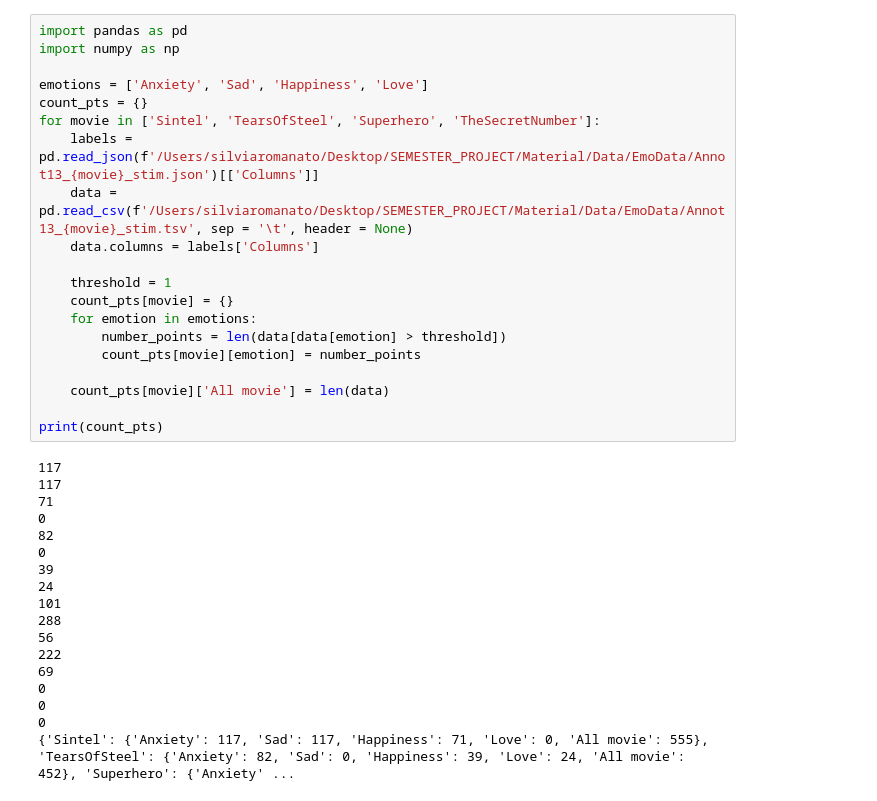
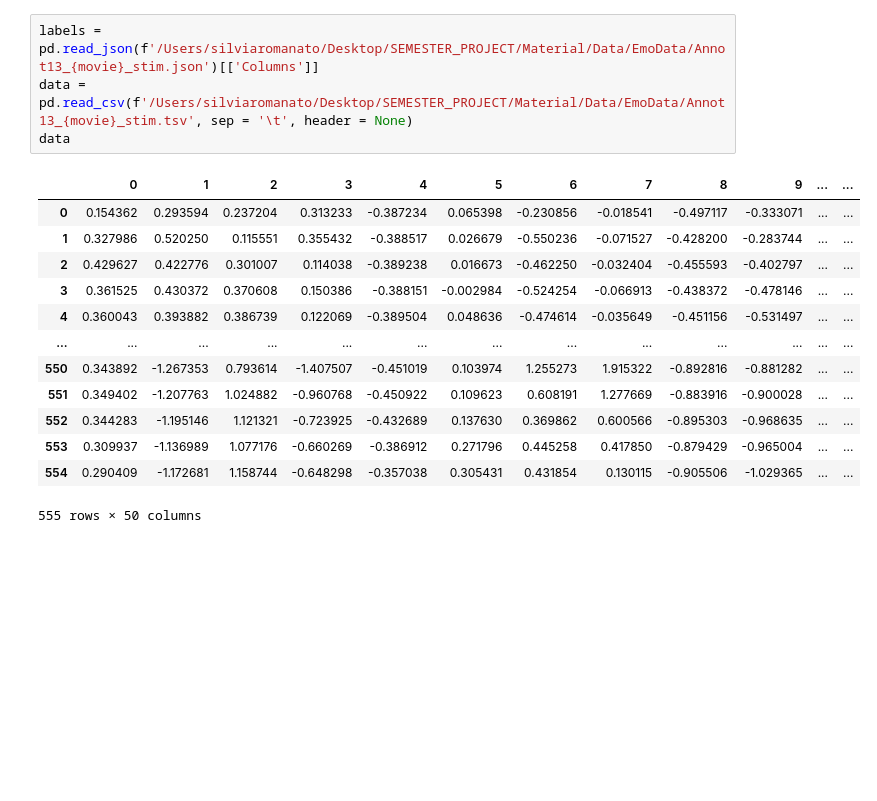
Before and after one commit to silviiaromanato/HigherOrder, a Jupyter notebook: Code/PLS_Silvia/PLS_peaks.ipynb, the cells around one changed output. Drawn from its saved outputs; the diff is of its cells as text; blank space fills up the shorter version.

```diff
--- a/Code/PLS_Silvia/PLS_peaks.ipynb
+++ b/Code/PLS_Silvia/PLS_peaks.ipynb
@@ -1,38 +155,18 @@
 # %%
-import pandas as pd
-import numpy as np
-
-emotions = ['Anxiety', 'Sad', 'Happiness', 'Love']
-count_pts = {}
-for movie in ['Sintel', 'TearsOfSteel', 'Superhero', 'TheSecretNumber']:
-    labels = pd.read_json(f'/Users/silviaromanato/Desktop/SEMESTER_PROJECT/Material/Data/EmoData/Annot13_{movie}_stim.json')[['Columns']]
-    data = pd.read_csv(f'/Users/silviaromanato/Desktop/SEMESTER_PROJECT/Material/Data/EmoData/Annot13_{movie}_stim.tsv', sep = '\t', header = None)
-    data.columns = labels['Columns']
-
-    threshold = 1
-    count_pts[movie] = {}
-    for emotion in emotions:
-        number_points = len(data[data[emotion] > threshold])
-        count_pts[movie][emotion] = number_points
-
-    count_pts[movie]['All movie'] = len(data)
-
-print(count_pts)
+labels = pd.read_json(f'/Users/silviaromanato/Desktop/SEMESTER_PROJECT/Material/Data/EmoData/Annot13_{movie}_stim.json')[['Columns']]
+data = pd.read_csv(f'/Users/silviaromanato/Desktop/SEMESTER_PROJECT/Material/Data/EmoData/Annot13_{movie}_stim.tsv', sep = '\t', header = None)
+data
 # %% [output]
+|  | 0 | 1 | 2 | 3 | 4 | 5 | 6 | 7 | 8 | 9 | ... | ... |
+| 0 | 0.154362 | 0.293594 | 0.237204 | 0.313233 | -0.387234 | 0.065398 | -0.230856 | -0.018541 | -0.497117 | -0.333071 | ... | ... |
+| 1 | 0.327986 | 0.520250 | 0.115551 | 0.355432 | -0.388517 | 0.026679 | -0.550236 | -0.071527 | -0.428200 | -0.283744 | ... | ... |
+| 2 | 0.429627 | 0.422776 | 0.301007 | 0.114038 | -0.389238 | 0.016673 | -0.462250 | -0.032404 | -0.455593 | -0.402797 | ... | ... |
+| 3 | 0.361525 | 0.430372 | 0.370608 | 0.150386 | -0.388151 | -0.002984 | -0.524254 | -0.066913 | -0.438372 | -0.478146 | ... | ... |
+| 4 | 0.360043 | 0.393882 | 0.386739 | 0.122069 | -0.389504 | 0.048636 | -0.474614 | -0.035649 | -0.451156 | -0.531497 | ... | ... |
+| ... | ... | ... | ... | ... | ... | ... | ... | ... | ... | ... | ... | ... |
+| 550 | 0.343892 | -1.267353 | 0.793614 | -1.407507 | -0.451019 | 0.103974 | 1.255273 | 1.915322 | -0.892816 | -0.881282 | ... | ... |
+| 551 | 0.349402 | -1.207763 | 1.024882 | -0.960768 | -0.450922 | 0.109623 | 0.608191 | 1.277669 | -0.883916 | -0.900028 | ... | ... |
+| 552 | 0.344283 | -1.195146 | 1.121321 | -0.723925 | -0.432689 | 0.137630 | 0.369862 | 0.600566 | -0.895303 | -0.968635 | ... | ... |
+| 553 | 0.309937 | -1.136989 | 1.077176 | -0.660269 | -0.386912 | 0.271796 | 0.445258 | 0.417850 | -0.879429 | -0.965004 | ... | ... |
+| 554 | 0.290409 | -1.172681 | 1.158744 | -0.648298 | -0.357038 | 0.305431 | 0.431854 | 0.130115 | -0.905506 | -1.029365 | ... | ... |
-117
-117
-71
-0
-82
-0
-39
-24
-101
-288
-56
-222
-69
-0
-0
-0
-{'Sintel': {'Anxiety': 117, 'Sad': 117, 'Happiness': 71, 'Love': 0, 'All movie': 555}, 'TearsOfSteel': {'Anxiety': 82, 'Sad': 0, 'Happiness': 39, 'Love': 24, 'All movie': 452}, 'Superhero': {'Anxiety' ...
+555 rows × 50 columns
```
Also changed, not shown: parts of 20 cells of this notebook, 7 other files.
